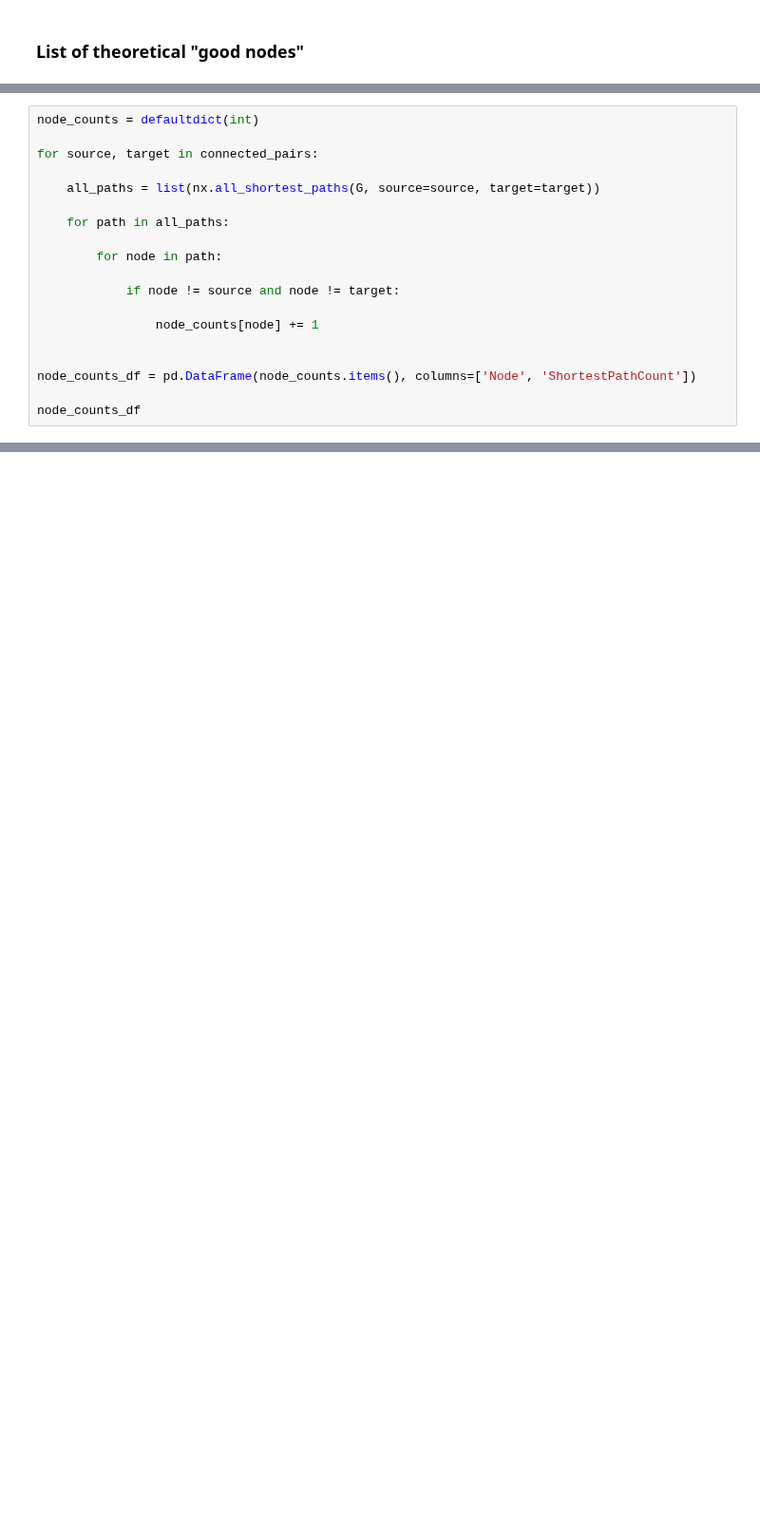
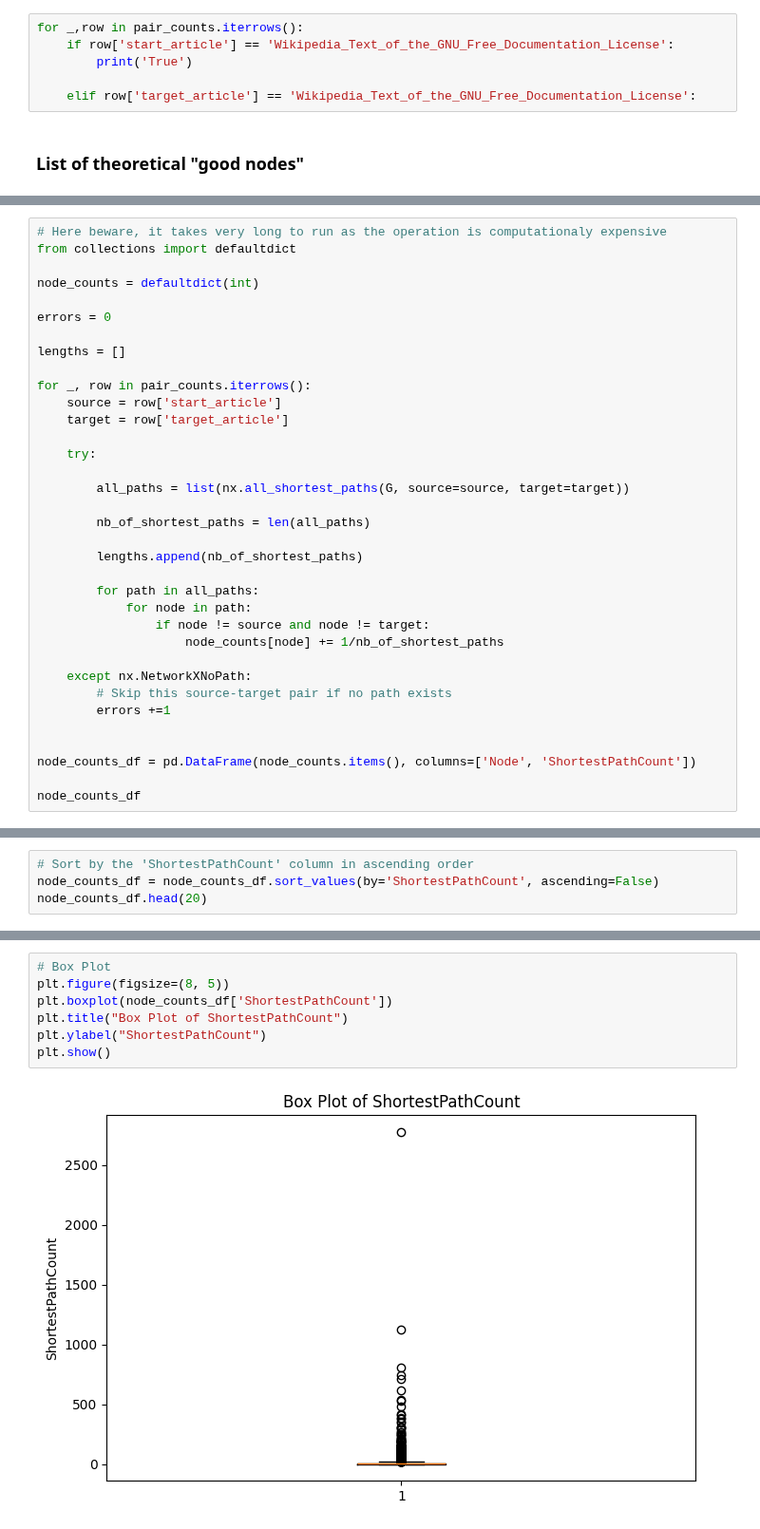
Before and after one commit to epfl-ada/ada-2024-project-adaholiks, a Jupyter notebook: Part1.ipynb, the cells around one changed output, grey strips where cells are left out. Shown at 95% size. Drawn from its saved outputs; the diff is of its cells as text; blank space fills up the shorter version.

```diff
--- a/Part1.ipynb
+++ b/Part1.ipynb
@@ -63,3 +112,9 @@ Number of unconnected pairs: 2603977
+# %%
+for _,row in pair_counts.iterrows():
+    if row['start_article'] == 'Wikipedia_Text_of_the_GNU_Free_Documentation_License':
+        print('True')
+
+    elif row['target_article'] == 'Wikipedia_Text_of_the_GNU_Free_Documentation_License':
 # %% [markdown]
 ### List of theoretical "good nodes"
 # %% [markdown]
@@ -67,17 +124,33 @@ Here, for every node, we count the times it is part of a shortest path. By doing
 # %%
+# Here beware, it takes very long to run as the operation is computationaly expensive
+from collections import defaultdict
+
 node_counts = defaultdict(int)
 
-for source, target in connected_pairs:
+errors = 0
 
-    all_paths = list(nx.all_shortest_paths(G, source=source, target=target))
+lengths = []
 
-    for path in all_paths:
+for _, row in pair_counts.iterrows():
+    source = row['start_article']
+    target = row['target_article']
 
-        for node in path:
+    try:
 
-            if node != source and node != target:
+        all_paths = list(nx.all_shortest_paths(G, source=source, target=target))
 
-                node_counts[node] += 1
+        nb_of_shortest_paths = len(all_paths)
+
+        lengths.append(nb_of_shortest_paths)
+
+        for path in all_paths:
+            for node in path:
+                if node != source and node != target:
+                    node_counts[node] += 1/nb_of_shortest_paths
+
+    except nx.NetworkXNoPath:
+        # Skip this source-target pair if no path exists
+        errors +=1
 
 
 node_counts_df = pd.DataFrame(node_counts.items(), columns=['Node', 'ShortestPathCount'])
@@ -85,0 +173,4 @@ node_counts_df
+# %%
+# Sort by the 'ShortestPathCount' column in ascending order
+node_counts_df = node_counts_df.sort_values(by='ShortestPathCount', ascending=False)
+node_counts_df.head(20)
@@ -85,0 +222,9 @@ node_counts_df
+# %%
+# Box Plot
+plt.figure(figsize=(8, 5))
+plt.boxplot(node_counts_df['ShortestPathCount'])
+plt.title("Box Plot of ShortestPathCount")
+plt.ylabel("ShortestPathCount")
+plt.show()
+# %% [output]
+[figure, added]
```
Also changed, not shown: parts of 21 cells of this notebook, 1 other file.
